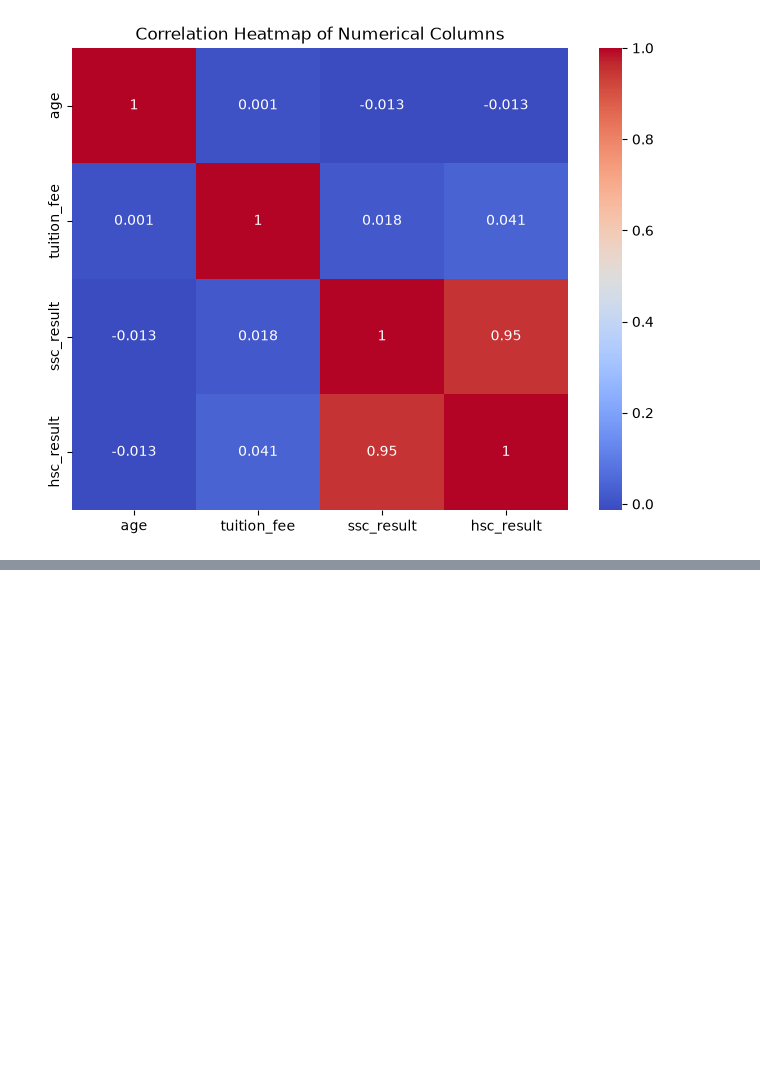
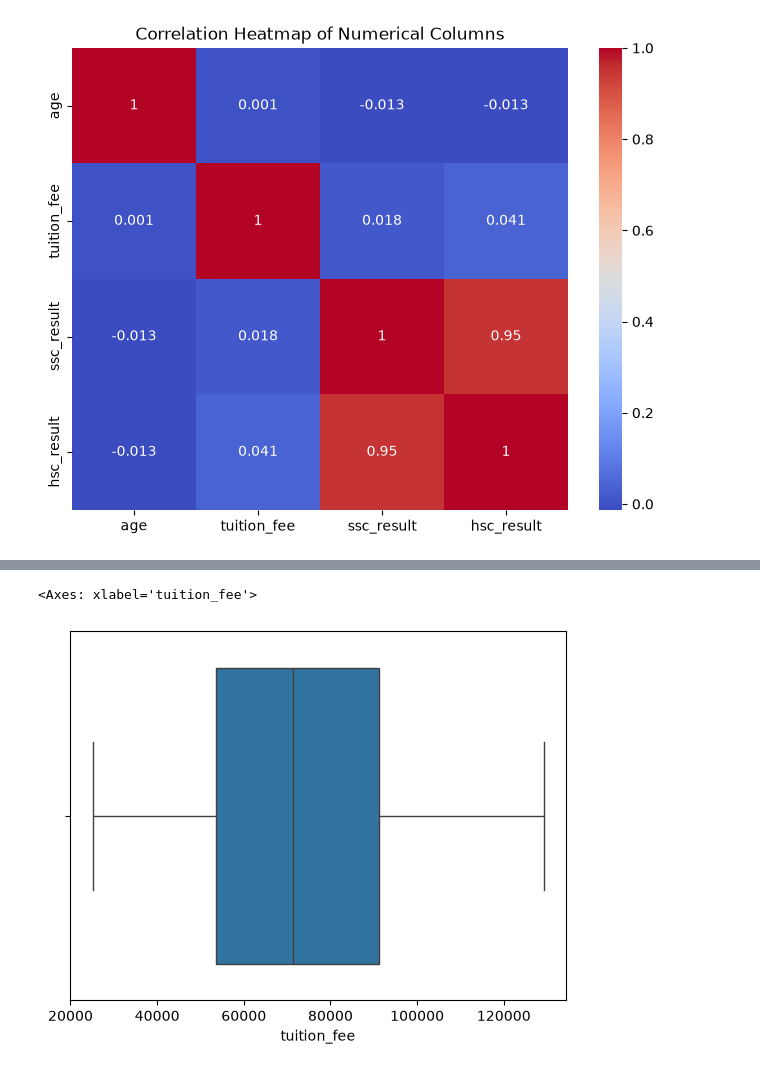
Before and after one commit to sirajulislam16/Machine-Learning, a Jupyter notebook: ML Classes Topic/multiple_linearRegression_scikitLearn.ipynb, the cells around one changed output, grey strips where cells are left out. Cells and saved outputs as stored; diff of their text form; code cells hidden in the pictures; blank space fills up the shorter version.

```diff
--- a/ML Classes Topic/multiple_linearRegression_scikitLearn.ipynb
+++ b/ML Classes Topic/multiple_linearRegression_scikitLearn.ipynb
@@ -167,0 +185,5 @@ Text(0.5, 1.0, 'Correlation Heatmap of Numerical Columns')
+# %%
+sns.boxplot(data= df, x= "tuition_fee")
+# %% [output]
+<Axes: xlabel='tuition_fee'>
+[figure, added]
```
Also changed, not shown: parts of 3 cells of this notebook.
